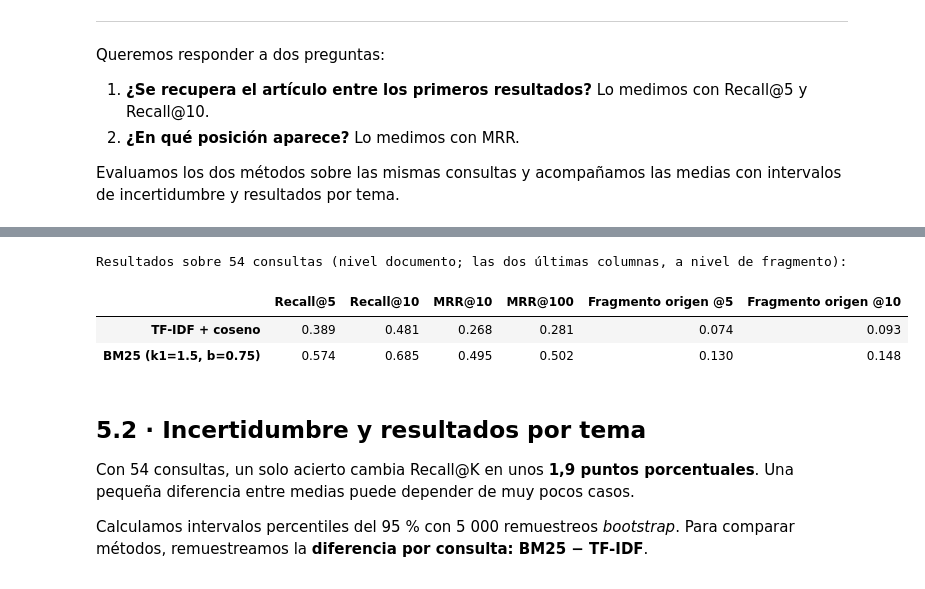
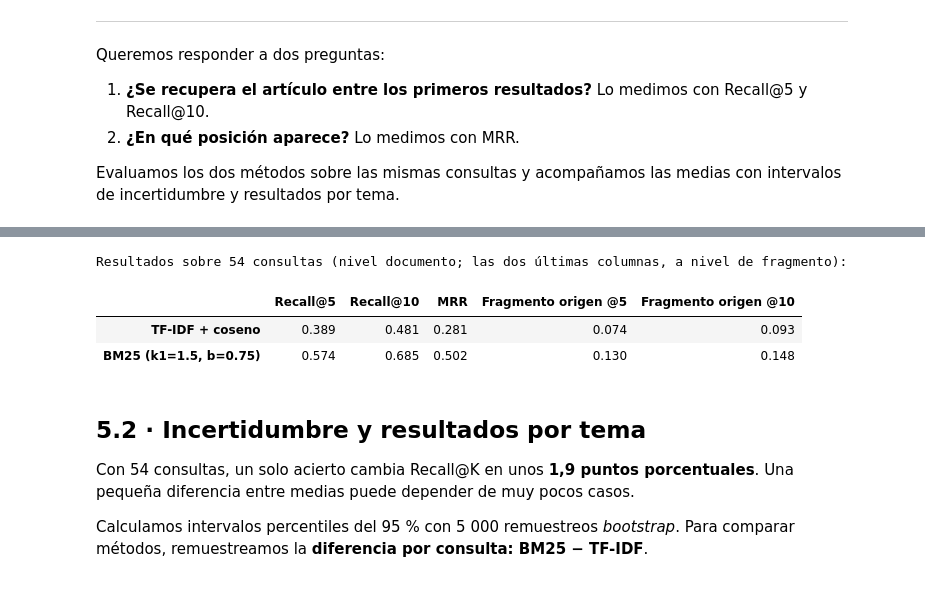
Before and after one commit to mahernto/research-assistant, a Jupyter notebook: milestone_1.ipynb, the cells around one changed output, grey strips where cells are left out. Cells and saved outputs as stored; diff of their text form; code cells hidden in the pictures.

```diff
--- a/milestone_1.ipynb
+++ b/milestone_1.ipynb
@@ -638,3 +711,18 @@ def sample_source_chunks(n_total, seed):
+# %%
+def sample_source_chunks(n_total, seed):
+    """Devuelve una lista de chunks al azar, repartidos a partes iguales entre temas y con un único fragmento por paper."""
+    rng = random.Random(seed)
+    topics = list(TOPICS)
+    quota = {t: n_total // len(topics) + (i < n_total % len(topics)) for i, t in enumerate(topics)}
+    picked = []
+    for t in topics:
+        pool = chunks_df[(chunks_df['topic'] == t) & (chunks_df['n_words'] >= 0.8 * CHUNK_WORDS)]
+        doc_ids = sorted(pool['doc_id'].unique())
+        rng.shuffle(doc_ids)
+        for d in doc_ids[:quota[t]]:
+            picked.append(pool[pool['doc_id'] == d].sample(1, random_state=rng.randrange(10 ** 6)).iloc[0])
+    rng.shuffle(picked)
+    return picked
 # %% [markdown]
 Arranque de Ollama en Colab (solo si se regeneran las consultas con `LLM_BACKEND = 'ollama'`).
 # %%
@@ -650,6 +738,14 @@ if IN_COLAB and LLM_BACKEND == 'ollama' and REGENERATE_QUERIES:
     !ollama pull llama3.1:8b
 # %%
 def generate_candidates():
+    """Genera N_CANDIDATES consultas candidatas con el LLM y las puntúa con el juez.
+
+    Para cada fragmento de origen (sample_source_chunks) y su estilo asignado (STYLE_PLAN):
+      1. pide al LLM una consulta con GEN_PROMPT (título, resumen, fragmento e instrucción del estilo);
+      2. pide al juez las notas `match` y `specific` con JUDGE_PROMPT;
+      3. guarda la consulta con su artículo relevante (el del fragmento), tema, estilo y notas.
+    Si el LLM no responde, la candidata se omite. Devuelve una lista de diccionarios, una por candidata.
+    """
     cands = []
     for i, row in enumerate(tqdm(sample_source_chunks(N_CANDIDATES, SEED + 2), desc='consultas'), 1):
         doc = docs_by_id[row['doc_id']]
@@ -1014,0 +1118,14 @@ Por ejemplo, encontrarlo en primera posición aporta 1; en quinta, 0.2. Se repor
+# %%
+queries = read_jsonl(QUERIES_FILE)
+assert queries, 'queries.jsonl está vacío: revisad la sección 3'
+query_tokens = preprocess([q['query'] for q in queries])
+relevants = [set(q['relevant_ids']) for q in queries]
+source_chunks = [q['source_chunk'] for q in queries]
+q_topic = [docs_by_id[q['relevant_ids'][0]]['topic'] for q in queries]
+print(f'{len(queries)} consultas')
+for q, toks in list(zip(queries, query_tokens))[:3]:
+    print(f'  {q["query"]}\n   -> {toks}')
+
+doc_ids = docs_df['doc_id'].tolist()
+chunk_doc_idx = chunks_df['doc_id'].map({d: i for i, d in enumerate(doc_ids)}).to_numpy()  # artículo de cada fragmento
+chunk_ids = chunks_df['chunk_id'].to_numpy()
@@ -1082,26 +1168,25 @@ OK: métricas verificadas con un caso hecho a mano
 # %%
 METHODS = {'TF-IDF + coseno': tfidf_scores, bm25_label: bm25_scores}
 S = {name: np.vstack([fn(t) for t in query_tokens]) for name, fn in METHODS.items()}  # Filas: consultas. Columnas: fragmentos.
 
 def evaluate(scores):
     doc_rank = [top_docs(s) for s in scores]
     chunk_rank = [top_chunks(s) for s in scores]
     res = {f'Recall@{k}': recall_at_k(doc_rank, relevants, k) for k in KS}
-    res['MRR@10'] = mrr(doc_rank, relevants, 10)
-    res['MRR@100'] = mrr(doc_rank, relevants, MAX_DEPTH)
+    res['MRR'] = mrr(doc_rank, relevants)  # sobre el ranking completo, sin corte
     res.update({f'Fragmento origen @{k}': chunk_hit_at_k(chunk_rank, source_chunks, k) for k in KS})
     return res, doc_rank, chunk_rank
 
 evaluated = {name: evaluate(S[name]) for name in S}
 doc_rankings = {name: ev[1] for name, ev in evaluated.items()}
 results_df = pd.DataFrame({name: ev[0] for name, ev in evaluated.items()}).T
 print(f'Resultados sobre {len(queries)} consultas (nivel documento; las dos últimas columnas, a nivel de fragmento):')
 display(results_df.round(3))
 # %% [output]
 Resultados sobre 54 consultas (nivel documento; las dos últimas columnas, a nivel de fragmento):
-|  | Recall@5 | Recall@10 | MRR@10 | MRR@100 | Fragmento origen @5 | Fragmento origen @10 |
-| TF-IDF + coseno | 0.389 | 0.481 | 0.268 | 0.281 | 0.074 | 0.093 |
-| BM25 (k1=1.5, b=0.75) | 0.574 | 0.685 | 0.495 | 0.502 | 0.130 | 0.148 |
+|  | Recall@5 | Recall@10 | MRR | Fragmento origen @5 | Fragmento origen @10 |
+| TF-IDF + coseno | 0.389 | 0.481 | 0.281 | 0.074 | 0.093 |
+| BM25 (k1=1.5, b=0.75) | 0.574 | 0.685 | 0.502 | 0.130 | 0.148 |
 # %% [markdown]
 ## 5.2 · Incertidumbre y resultados por tema
 
```
Also changed, not shown: parts of 86 cells of this notebook, 3 other files.
